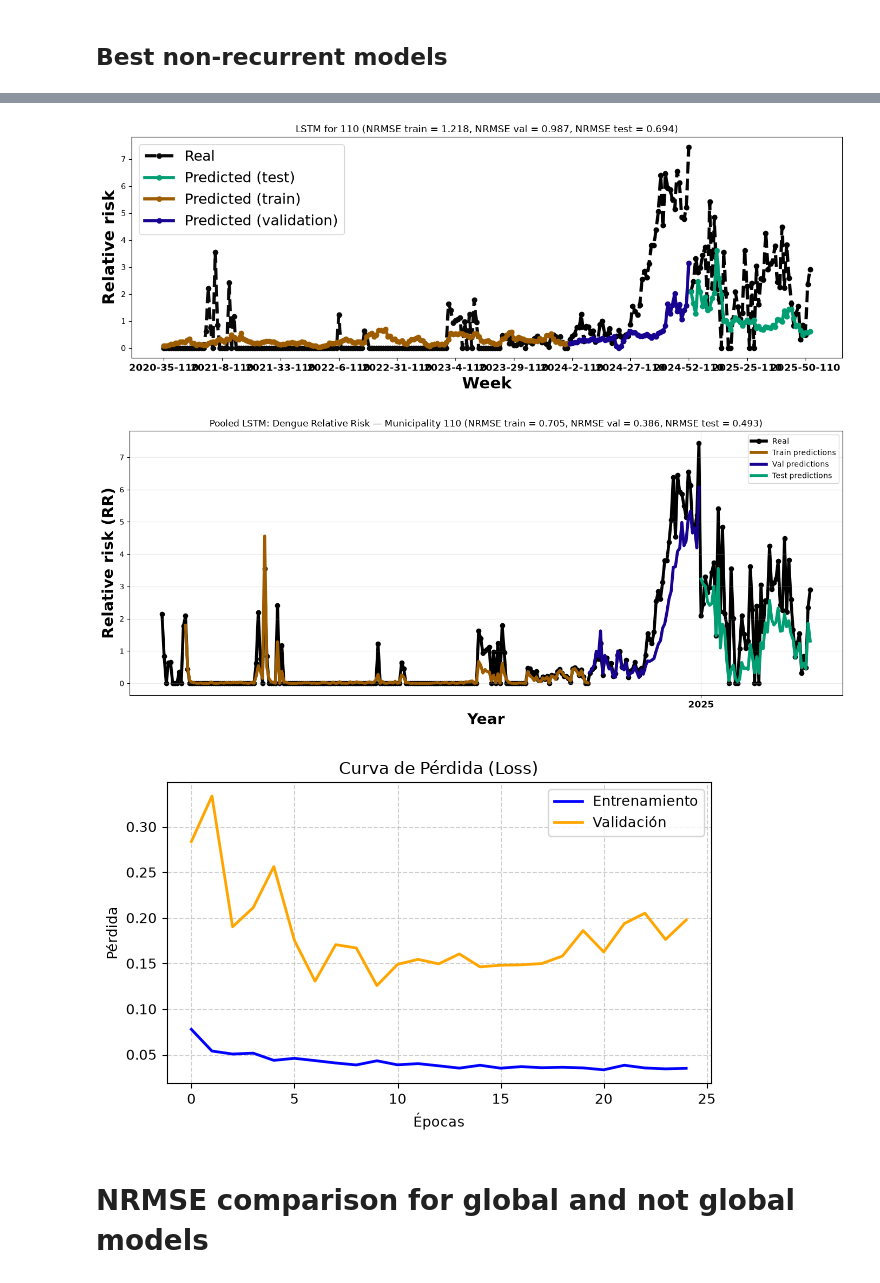
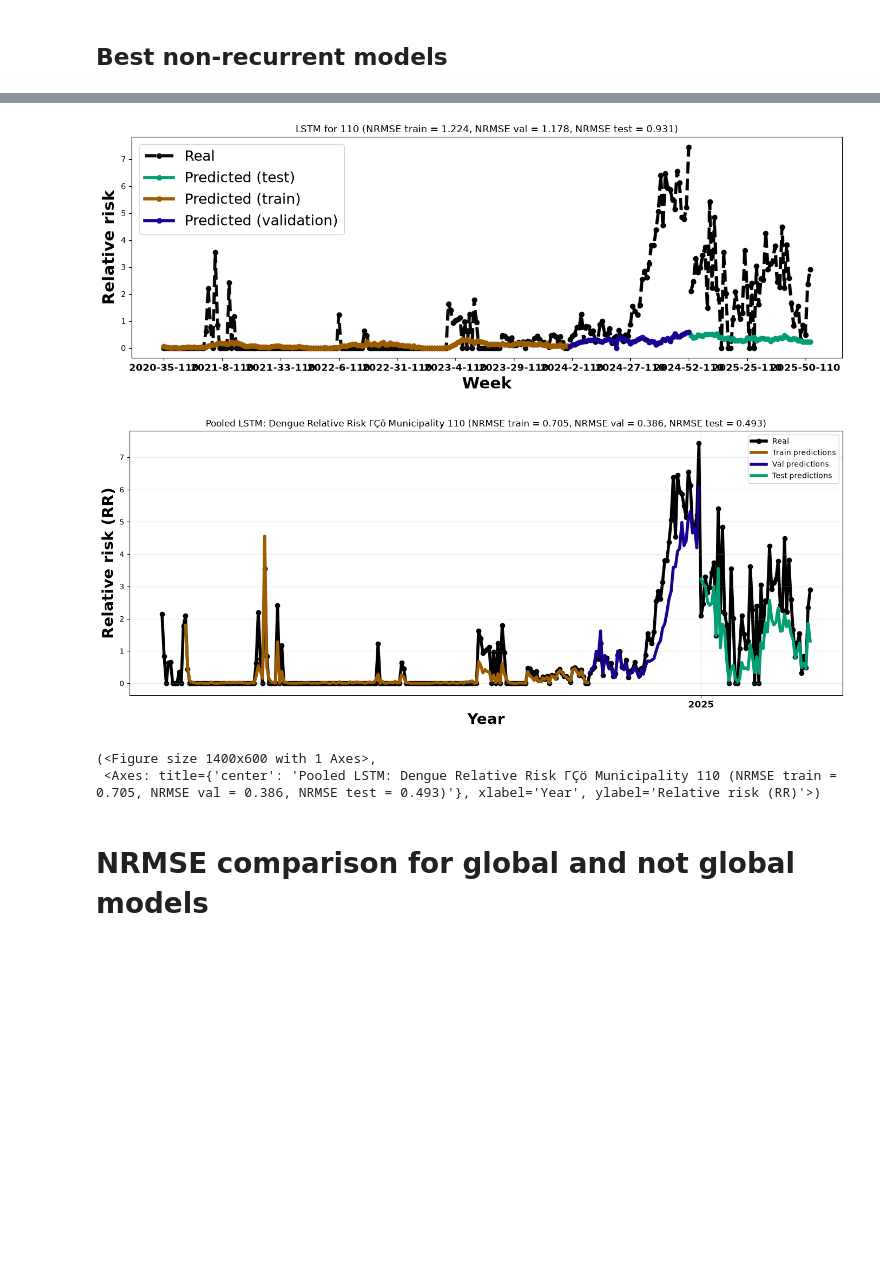
Before and after one commit to artisticlimon/dengue-recurrent-cr, a Jupyter notebook: 0_notebooks/lstm_test.ipynb, the cells around one changed output, grey strips where cells are left out. Saved outputs shown, nothing was run; the diff lists cells and outputs as text; code cells hidden in the pictures; blank space fills up the shorter version.

Commit message:
fix: restore lstm methods to correct implementation

```diff
--- a/0_notebooks/lstm_test.ipynb
+++ b/0_notebooks/lstm_test.ipynb
@@ -96,13 +93,13 @@ model0.lstm_eval_plots()
 # %%
 model0 = Model(df, "110")
 
 model0.lstm_forecast_plot()
 model0.plot_forecast_lstm_full()
-model0.lstm_eval_plots()
 # %% [output]
-[figure, old version]
+[figure, new version]
 [figure]
-[figure, removed]
+(<Figure size 1400x600 with 1 Axes>,
+ <Axes: title={'center': 'Pooled LSTM: Dengue Relative Risk ΓÇö Municipality 110 (NRMSE train = 0.705, NRMSE val = 0.386, NRMSE test = 0.493)'}, xlabel='Year', ylabel='Relative risk (RR)'>)
 # %% [markdown]
 # NRMSE comparison for global and not global models
 # %%
```
Also changed, not shown: parts of 13 cells of this notebook, 1 other file.
